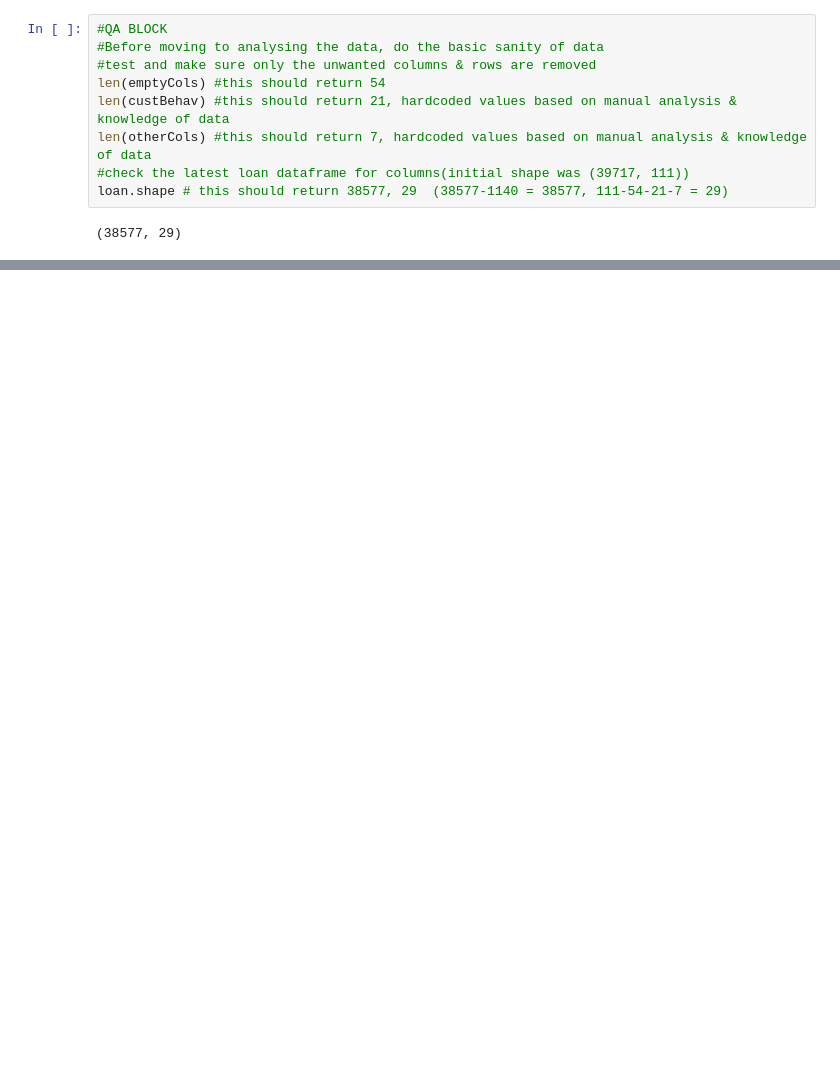
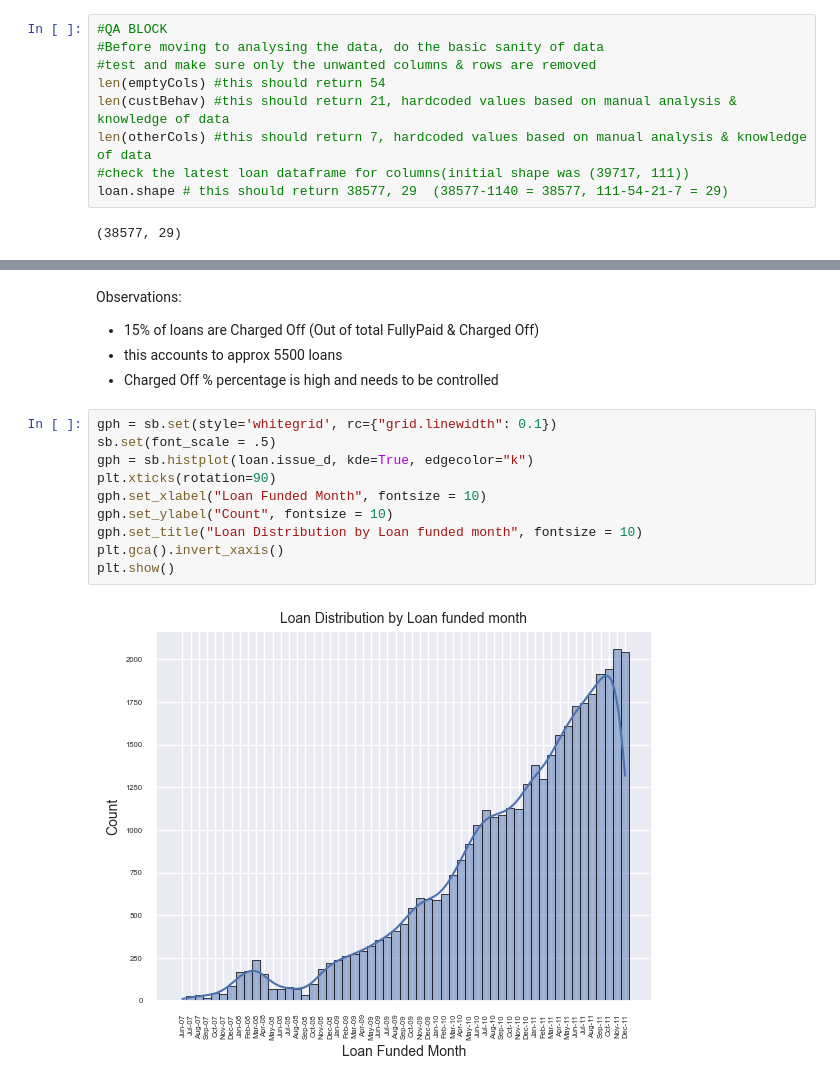
Before and after one commit to abhilash-radhakrishnaru/LendingClubCaseStudy, a Jupyter notebook: lendingclub.ipynb, the cells around one changed output, grey strips where cells are left out. Saved outputs shown, nothing was run; the diff lists cells and outputs as text; blank space fills up the shorter version.

```diff
--- a/lendingclub.ipynb
+++ b/lendingclub.ipynb
@@ -110,0 +261,17 @@ loan.shape # this should return 38577, 29  (38577-1140 = 38577, 111-54-21-7 = 29
+# %% [markdown]
+Observations:
+- 15% of loans are Charged Off (Out of total FullyPaid & Charged Off)
+- this accounts to approx 5500 loans
+- Charged Off % percentage is high and needs to be controlled
+# %%
+gph = sb.set(style='whitegrid', rc={"grid.linewidth": 0.1})
+sb.set(font_scale = .5)
+gph = sb.histplot(loan.issue_d, kde=True, edgecolor="k")
+plt.xticks(rotation=90)
+gph.set_xlabel("Loan Funded Month", fontsize = 10)
+gph.set_ylabel("Count", fontsize = 10)
+gph.set_title("Loan Distribution by Loan funded month", fontsize = 10)
+plt.gca().invert_xaxis()
+plt.show()
+# %% [output]
+[figure, added]
```
Also changed, not shown: parts of 74 cells of this notebook.
